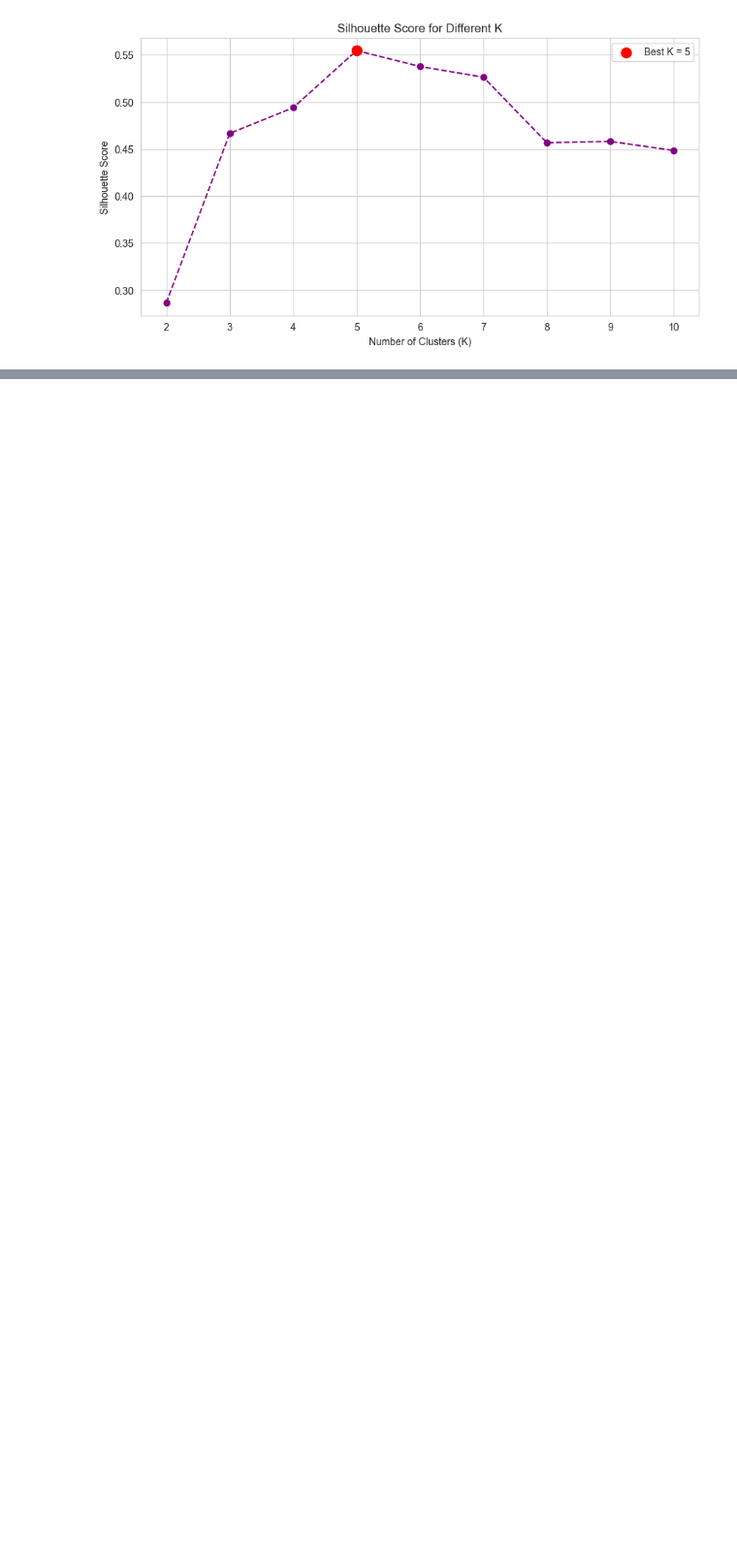
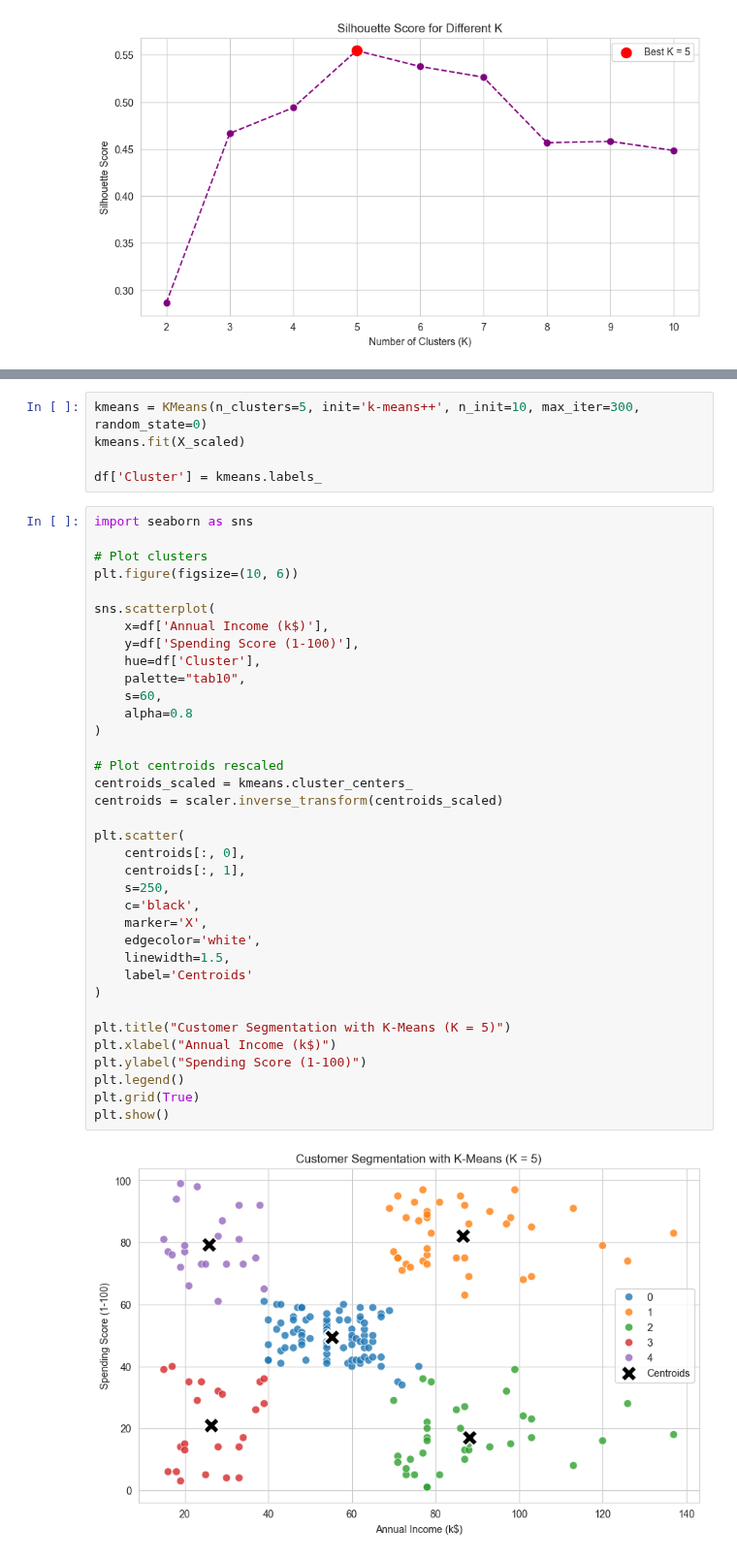
Before and after one commit to emschutt/Applied-Data-Science-Classes, a Jupyter notebook: Machine Learning/Homework_3.ipynb, the cells around one changed output, grey strips where cells are left out. Shown at 97% size. Drawn from its saved outputs; the diff is of its cells as text; blank space fills up the shorter version.

```diff
--- a/Machine Learning/Homework_3.ipynb
+++ b/Machine Learning/Homework_3.ipynb
@@ -187,0 +162,43 @@ plt.show()
+# %%
+kmeans = KMeans(n_clusters=5, init='k-means++', n_init=10, max_iter=300, random_state=0)
+kmeans.fit(X_scaled)
+
+df['Cluster'] = kmeans.labels_
+# %%
+import seaborn as sns
+
+# Plot clusters
+plt.figure(figsize=(10, 6))
+
+sns.scatterplot(
+    x=df['Annual Income (k$)'],
+    y=df['Spending Score (1-100)'],
+    hue=df['Cluster'],
+    palette="tab10",
+    s=60,
+    alpha=0.8
+)
+
+# Plot centroids rescaled
+centroids_scaled = kmeans.cluster_centers_
+centroids = scaler.inverse_transform(centroids_scaled)
+
+plt.scatter(
+    centroids[:, 0],
+    centroids[:, 1],
+    s=250,
+    c='black',
+    marker='X',
+    edgecolor='white',
+    linewidth=1.5,
+    label='Centroids'
+)
+
+plt.title("Customer Segmentation with K-Means (K = 5)")
+plt.xlabel("Annual Income (k$)")
+plt.ylabel("Spending Score (1-100)")
+plt.legend()
+plt.grid(True)
+plt.show()
+# %% [output]
+[figure, added]
```
Also changed, not shown: parts of 5 cells of this notebook.
